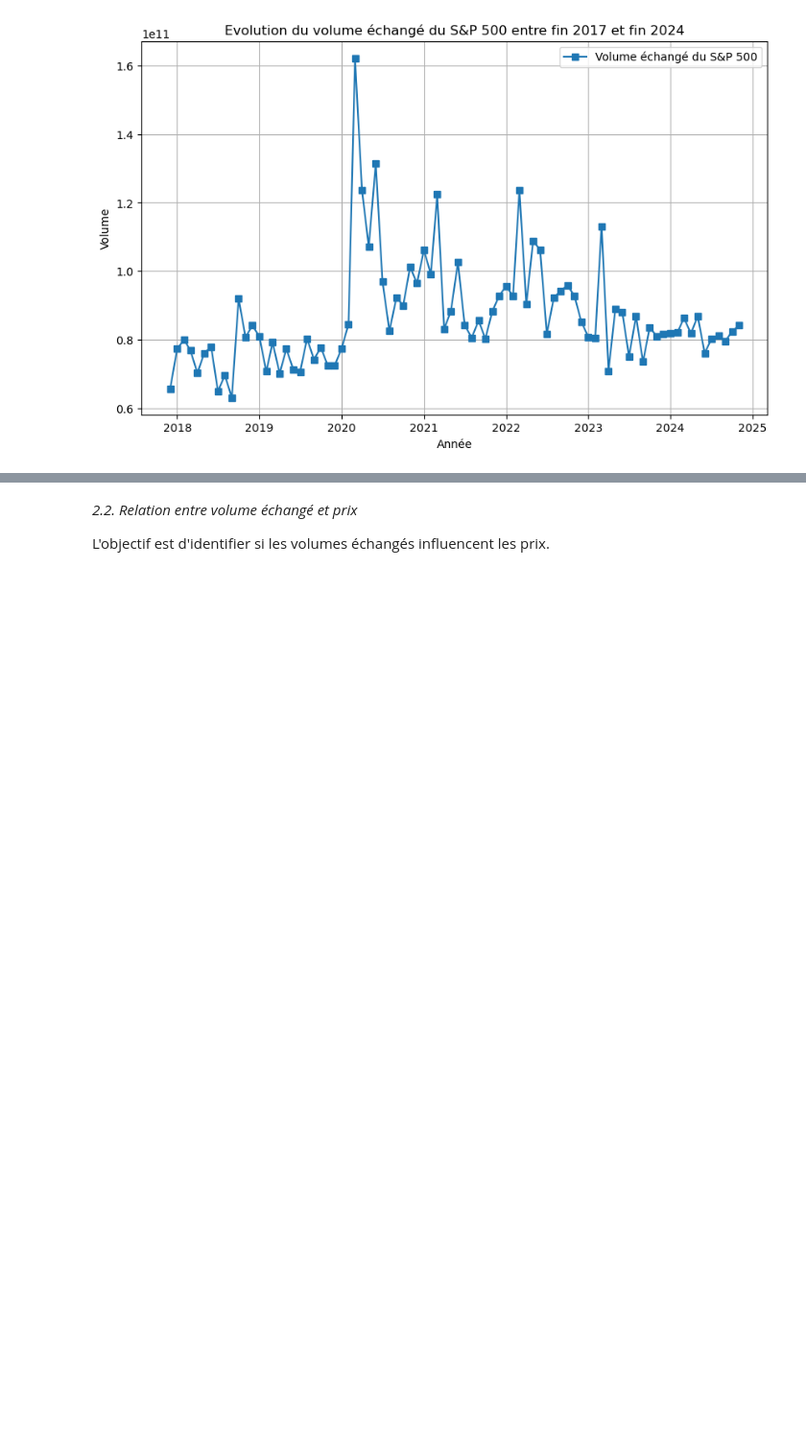
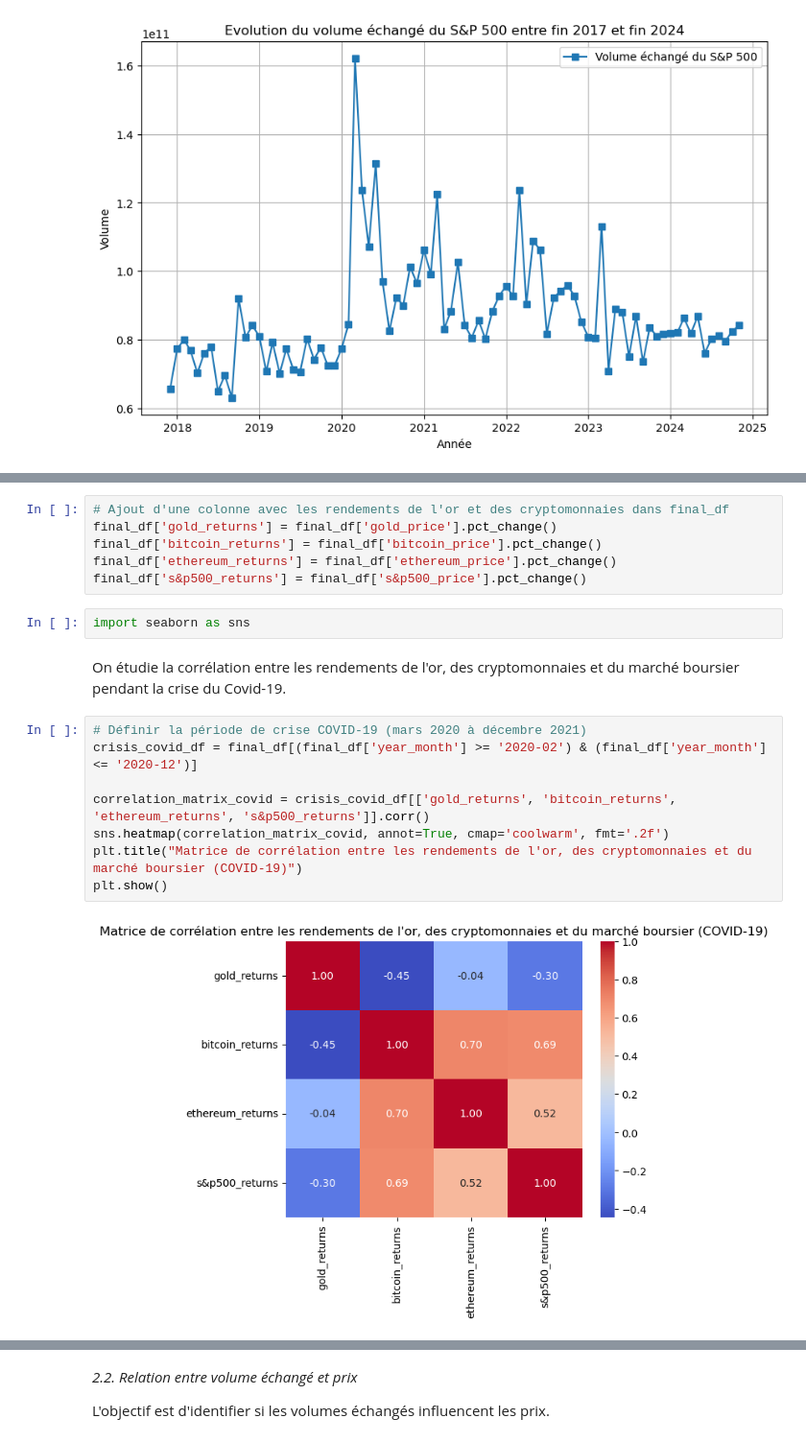
Before and after one commit to hafsaelibrahimi/projet_gold_refuge, a Jupyter notebook: dataset.ipynb, the cells around one changed output, grey strips where cells are left out. Shown: that part at 96% size. Cells and saved outputs as stored; diff of their text form; blank space fills up the shorter version.

```diff
--- a/dataset.ipynb
+++ b/dataset.ipynb
@@ -546,0 +567,20 @@ plt.show()
+# %%
+# Ajout d'une colonne avec les rendements de l'or et des cryptomonnaies dans final_df
+final_df['gold_returns'] = final_df['gold_price'].pct_change()
+final_df['bitcoin_returns'] = final_df['bitcoin_price'].pct_change()
+final_df['ethereum_returns'] = final_df['ethereum_price'].pct_change()
+final_df['s&p500_returns'] = final_df['s&p500_price'].pct_change()
+# %%
+import seaborn as sns
+# %% [markdown]
+On étudie la corrélation entre les rendements de l'or, des cryptomonnaies et du marché boursier pendant la crise du Covid-19.
+# %%
+# Définir la période de crise COVID-19 (mars 2020 à décembre 2021)
+crisis_covid_df = final_df[(final_df['year_month'] >= '2020-02') & (final_df['year_month'] <= '2020-12')]
+
+correlation_matrix_covid = crisis_covid_df[['gold_returns', 'bitcoin_returns', 'ethereum_returns', 's&p500_returns']].corr()
+sns.heatmap(correlation_matrix_covid, annot=True, cmap='coolwarm', fmt='.2f')
+plt.title("Matrice de corrélation entre les rendements de l'or, des cryptomonnaies et du marché boursier (COVID-19)")
+plt.show()
+# %% [output]
+[figure, added]
```
Also changed, not shown: parts of 18 cells of this notebook.
